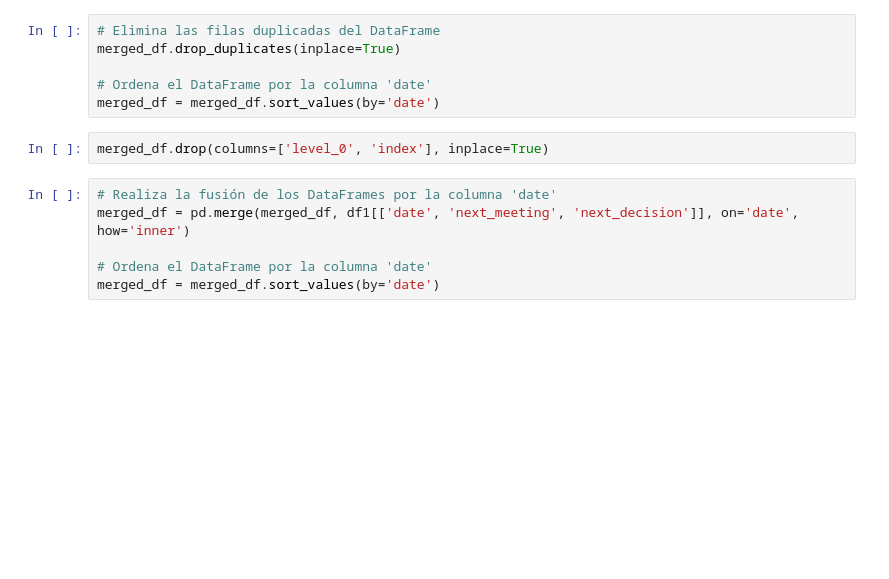
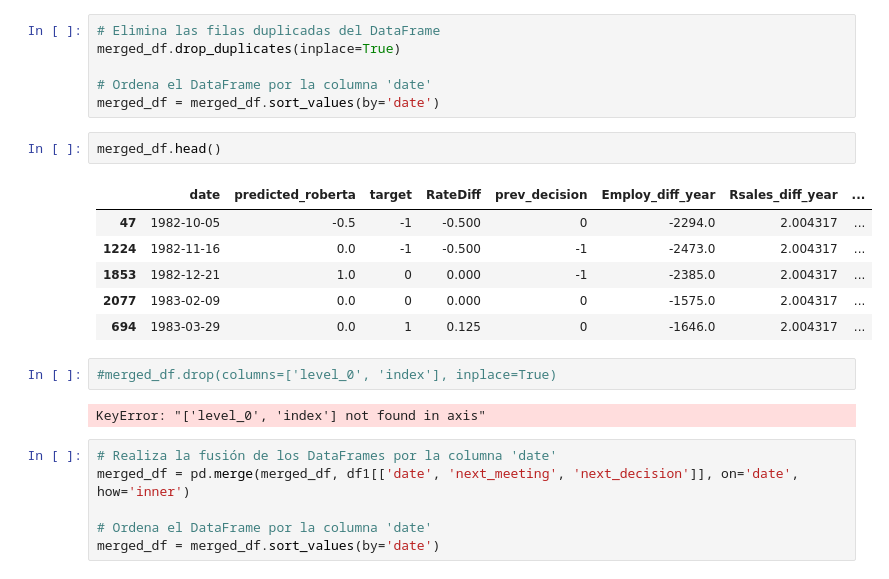
Before and after one commit to luisllll/tfm_ia3_nodata, a Jupyter notebook: Modelado_Luis_prediccion.ipynb, the cells around one changed output. Saved outputs shown, nothing was run; the diff lists cells and outputs as text; blank space fills up the shorter version.

```diff
--- a/Modelado_Luis_prediccion.ipynb
+++ b/Modelado_Luis_prediccion.ipynb
@@ -337,8 +337,19 @@ merged_df.drop_duplicates(inplace=True)
 
 # Ordena el DataFrame por la columna 'date'
 merged_df = merged_df.sort_values(by='date')
+# %%
+merged_df.head()
+# %% [output]
+|  | date | predicted_roberta | target | RateDiff | prev_decision | Employ_diff_year | Rsales_diff_year | ... |
+| 47 | 1982-10-05 | -0.5 | -1 | -0.500 | 0 | -2294.0 | 2.004317 | ... |
+| 1224 | 1982-11-16 | 0.0 | -1 | -0.500 | -1 | -2473.0 | 2.004317 | ... |
+| 1853 | 1982-12-21 | 1.0 | 0 | 0.000 | -1 | -2385.0 | 2.004317 | ... |
+| 2077 | 1983-02-09 | 0.0 | 0 | 0.000 | 0 | -1575.0 | 2.004317 | ... |
+| 694 | 1983-03-29 | 0.0 | 1 | 0.125 | 0 | -1646.0 | 2.004317 | ... |
 # %%
-merged_df.drop(columns=['level_0', 'index'], inplace=True)
+#merged_df.drop(columns=['level_0', 'index'], inplace=True)
+# %% [output]
+KeyError: "['level_0', 'index'] not found in axis"
 # %%
 # Realiza la fusión de los DataFrames por la columna 'date'
 merged_df = pd.merge(merged_df, df1[['date', 'next_meeting', 'next_decision']], on='date', how='inner')
```
Also changed, not shown: parts of 3 cells of this notebook.
